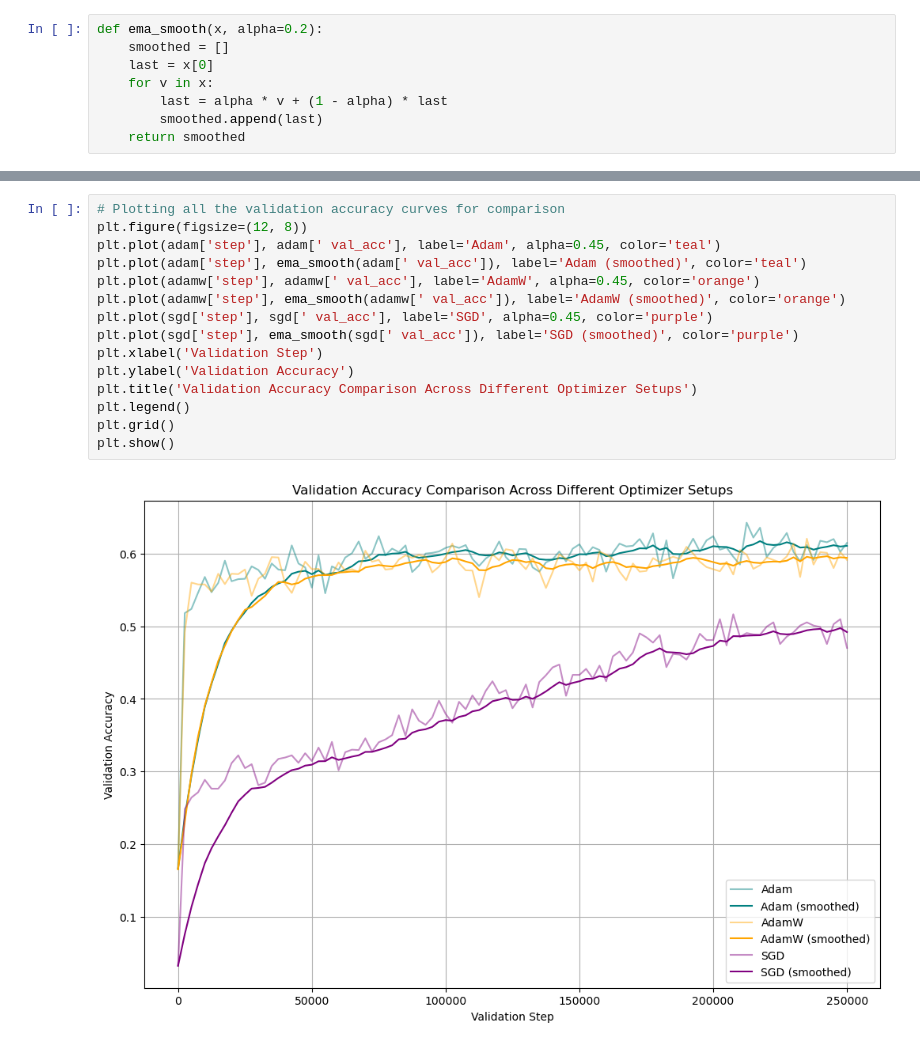
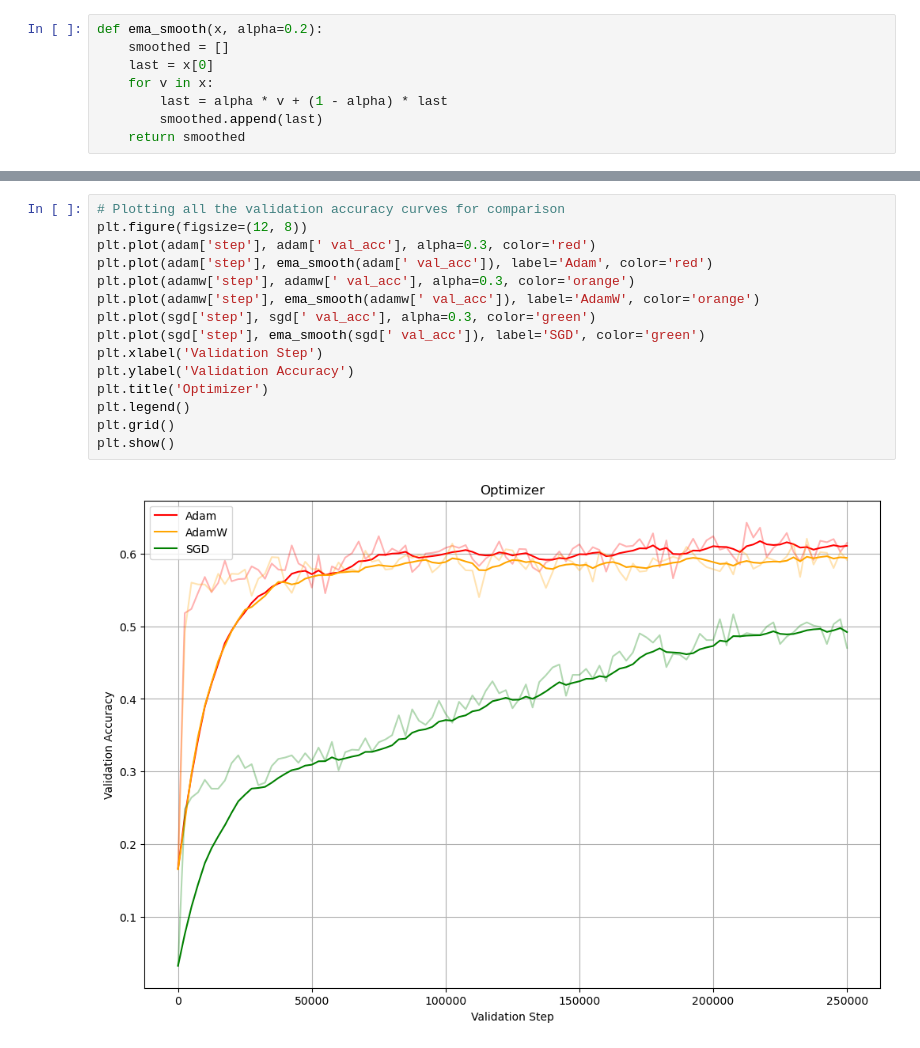
Before and after one commit to robbiechia/character_LLM, a Jupyter notebook: ablations/2.optimizer/results_comparison.ipynb, the cells around one changed output, grey strips where cells are left out. Saved outputs shown, nothing was run; the diff lists cells and outputs as text.

```diff
--- a/ablations/2.optimizer/results_comparison.ipynb
+++ b/ablations/2.optimizer/results_comparison.ipynb
@@ -35,20 +36,20 @@ plt.show()
 # %%
 # Plotting all the validation accuracy curves for comparison
 plt.figure(figsize=(12, 8))
-plt.plot(adam['step'], adam[' val_acc'], label='Adam', alpha=0.45, color='teal')
-plt.plot(adam['step'], ema_smooth(adam[' val_acc']), label='Adam (smoothed)', color='teal')
-plt.plot(adamw['step'], adamw[' val_acc'], label='AdamW', alpha=0.45, color='orange')
-plt.plot(adamw['step'], ema_smooth(adamw[' val_acc']), label='AdamW (smoothed)', color='orange')
-plt.plot(sgd['step'], sgd[' val_acc'], label='SGD', alpha=0.45, color='purple')
-plt.plot(sgd['step'], ema_smooth(sgd[' val_acc']), label='SGD (smoothed)', color='purple')
+plt.plot(adam['step'], adam[' val_acc'], alpha=0.3, color='red')
+plt.plot(adam['step'], ema_smooth(adam[' val_acc']), label='Adam', color='red')
+plt.plot(adamw['step'], adamw[' val_acc'], alpha=0.3, color='orange')
+plt.plot(adamw['step'], ema_smooth(adamw[' val_acc']), label='AdamW', color='orange')
+plt.plot(sgd['step'], sgd[' val_acc'], alpha=0.3, color='green')
+plt.plot(sgd['step'], ema_smooth(sgd[' val_acc']), label='SGD', color='green')
 plt.xlabel('Validation Step')
 plt.ylabel('Validation Accuracy')
-plt.title('Validation Accuracy Comparison Across Different Optimizer Setups')
+plt.title('Optimizer')
 plt.legend()
 plt.grid()
 plt.show()
 # %% [output]
-[figure, old version]
+[figure, new version]
 # %%
 # Plotting all the validation accuracy at the last character curves for comparison
 plt.figure(figsize=(12, 8))
```
Also changed, not shown: parts of 2 cells of this notebook, 25 other files.
